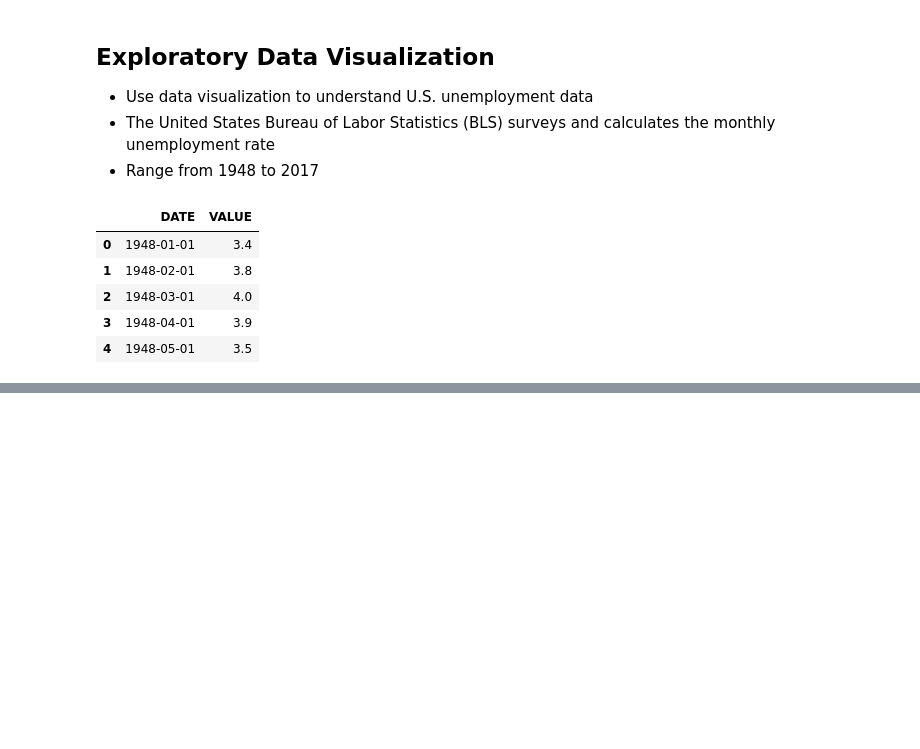
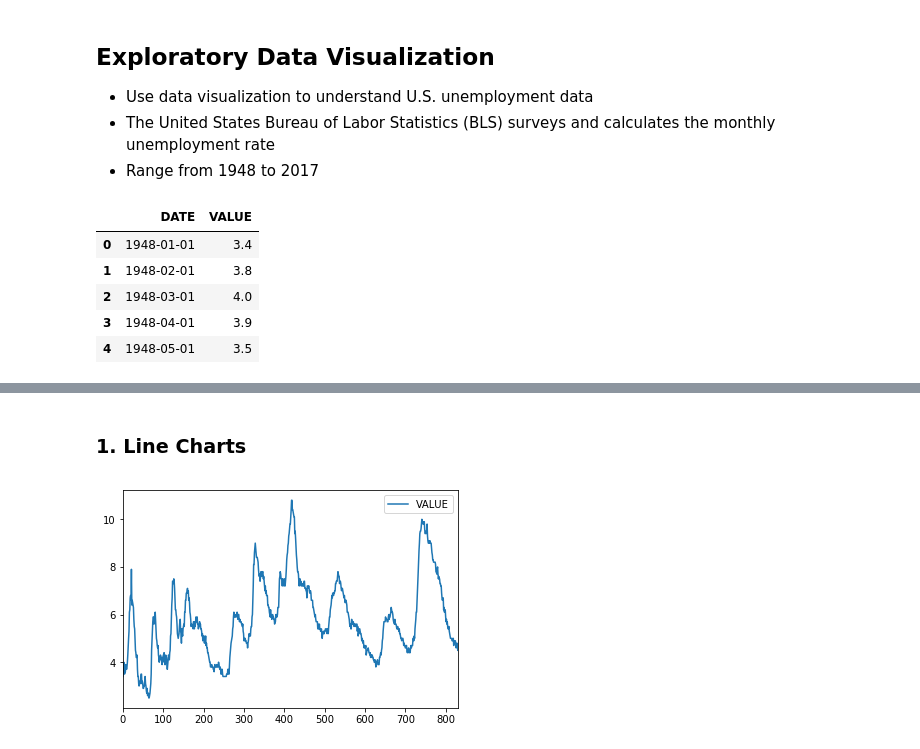
Before and after one commit to freena22/exploring-datasets, a Jupyter notebook: Data_Visualization.ipynb, the cells around one changed output, grey strips where cells are left out. Saved outputs shown, nothing was run; the diff lists cells and outputs as text; code cells hidden in the pictures; blank space fills up the shorter version.

Commit message:
simple plot-charts

```diff
--- a/Data_Visualization.ipynb
+++ b/Data_Visualization.ipynb
@@ -16,0 +20,3 @@ unrate.head()
+# %%
+unrate['DATE'] = pd.to_datetime(unrate['DATE'])
+unrate.head(3)
@@ -16,0 +37,2 @@ unrate.head()
+# %% [markdown]
+### 1. Line Charts
@@ -16,0 +41,5 @@ unrate.head()
+# %%
+unrate.plot()
+plt.show()  # display it -- call the show()
+# %% [output]
+[figure, added]
```
Also changed, not shown: parts of 16 cells of this notebook.
